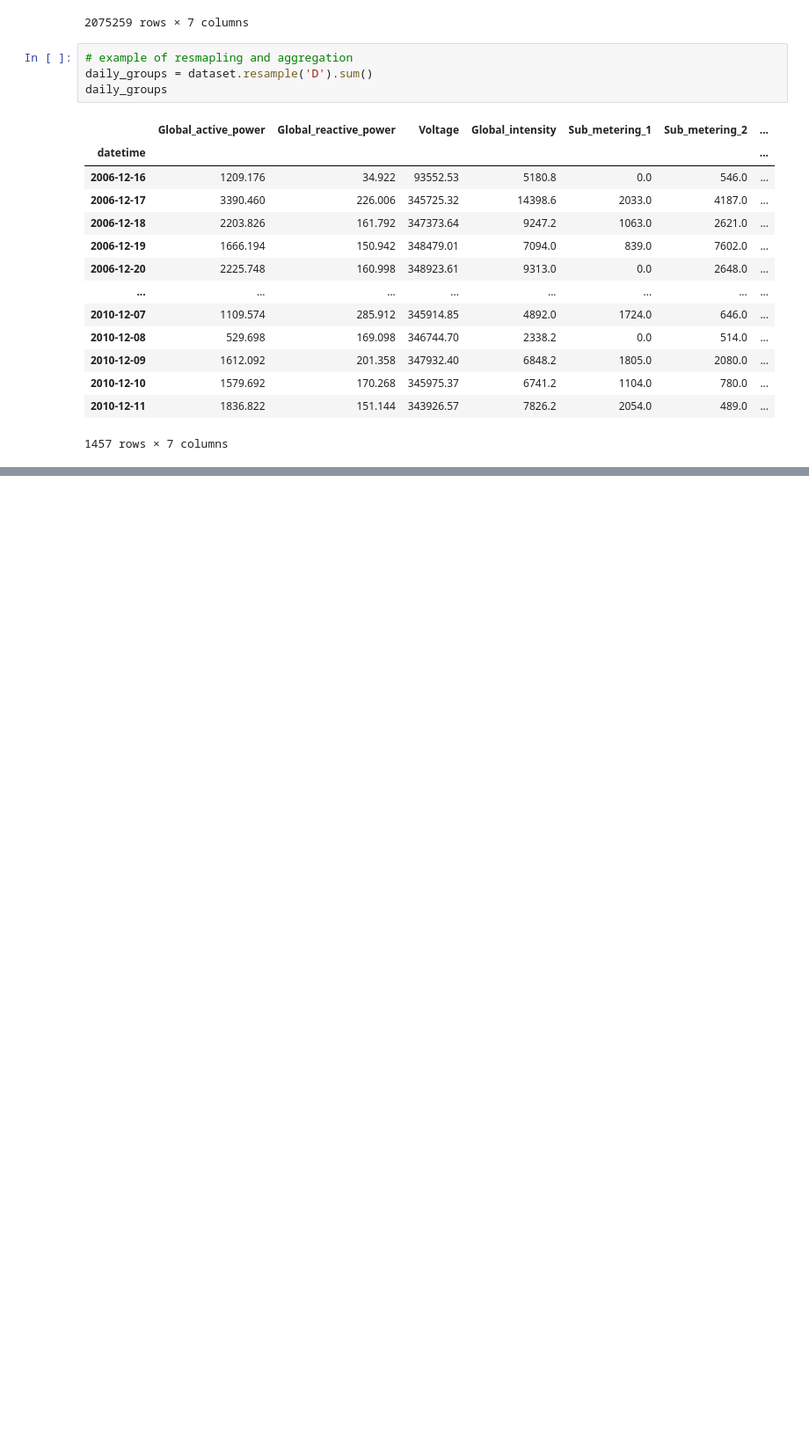
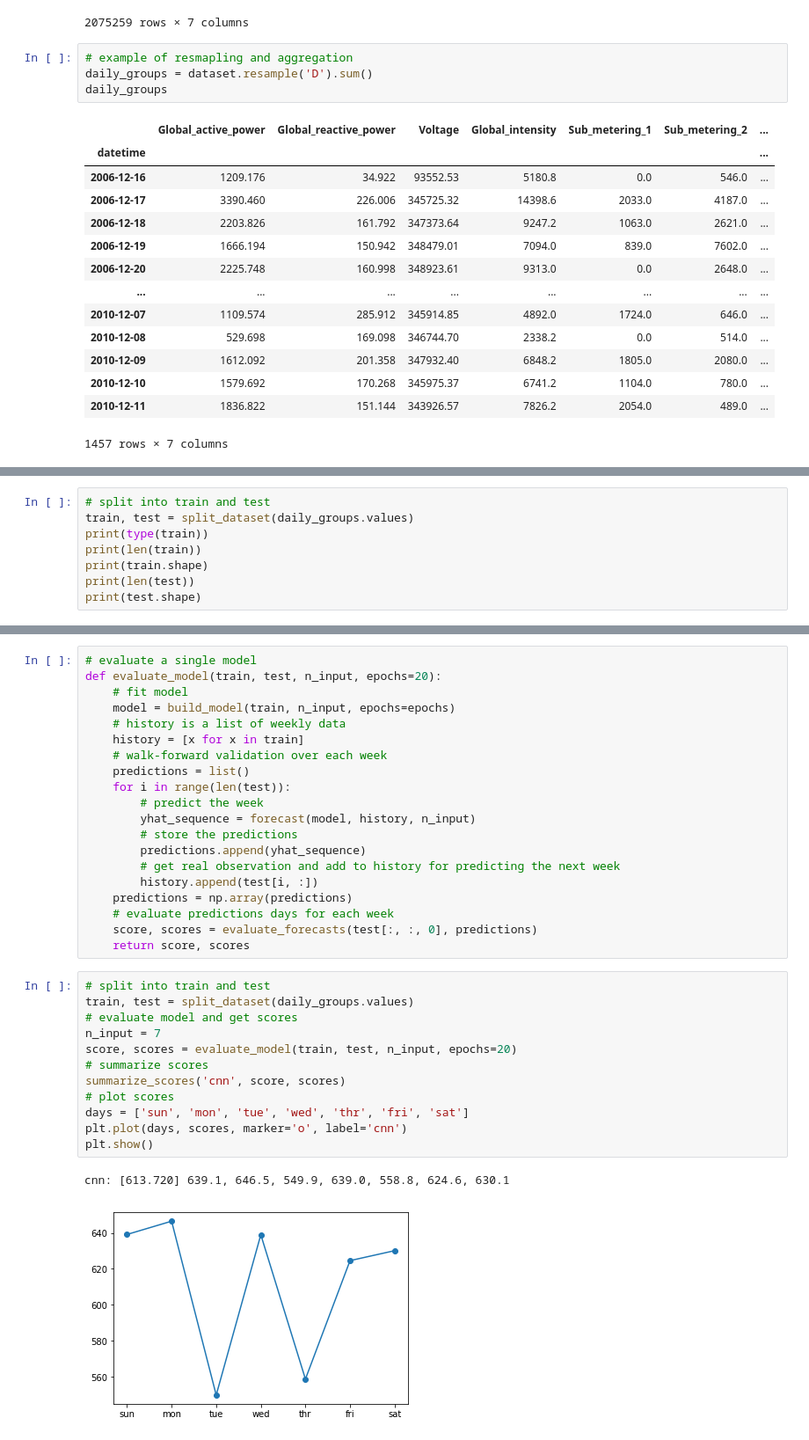
Before and after one commit to swetambers/energy_usage_data, a Jupyter notebook: 4. CNNs for Energy Usage Forecasting.ipynb, the cells around one changed output, grey strips where cells are left out. Shown at 88% size. Saved outputs shown, nothing was run; the diff lists cells and outputs as text; blank space fills up the shorter version.

Commit message:
Adding CNN and LSTM models notebook

```diff
--- a/4. CNNs for Energy Usage Forecasting.ipynb
+++ b/4. CNNs for Energy Usage Forecasting.ipynb
@@ -91,0 +118,8 @@ daily_groups
+# %%
+# split into train and test
+train, test = split_dataset(daily_groups.values)
+print(type(train))
+print(len(train))
+print(train.shape)
+print(len(test))
+print(test.shape)
@@ -91,0 +219,35 @@ daily_groups
+# %%
+# evaluate a single model
+def evaluate_model(train, test, n_input, epochs=20):
+    # fit model
+    model = build_model(train, n_input, epochs=epochs)
+    # history is a list of weekly data
+    history = [x for x in train]
+    # walk-forward validation over each week
+    predictions = list()
+    for i in range(len(test)):
+        # predict the week
+        yhat_sequence = forecast(model, history, n_input)
+        # store the predictions
+        predictions.append(yhat_sequence)
+        # get real observation and add to history for predicting the next week
+        history.append(test[i, :])
+    predictions = np.array(predictions)
+    # evaluate predictions days for each week
+    score, scores = evaluate_forecasts(test[:, :, 0], predictions)
+    return score, scores
+# %%
+# split into train and test
+train, test = split_dataset(daily_groups.values)
+# evaluate model and get scores
+n_input = 7
+score, scores = evaluate_model(train, test, n_input, epochs=20)
+# summarize scores
+summarize_scores('cnn', score, scores)
+# plot scores
+days = ['sun', 'mon', 'tue', 'wed', 'thr', 'fri', 'sat']
+plt.plot(days, scores, marker='o', label='cnn')
+plt.show()
+# %% [output]
+cnn: [613.720] 639.1, 646.5, 549.9, 639.0, 558.8, 624.6, 630.1
+[figure, added]
```
Also changed, not shown: parts of 17 cells of this notebook, 3 other files.
